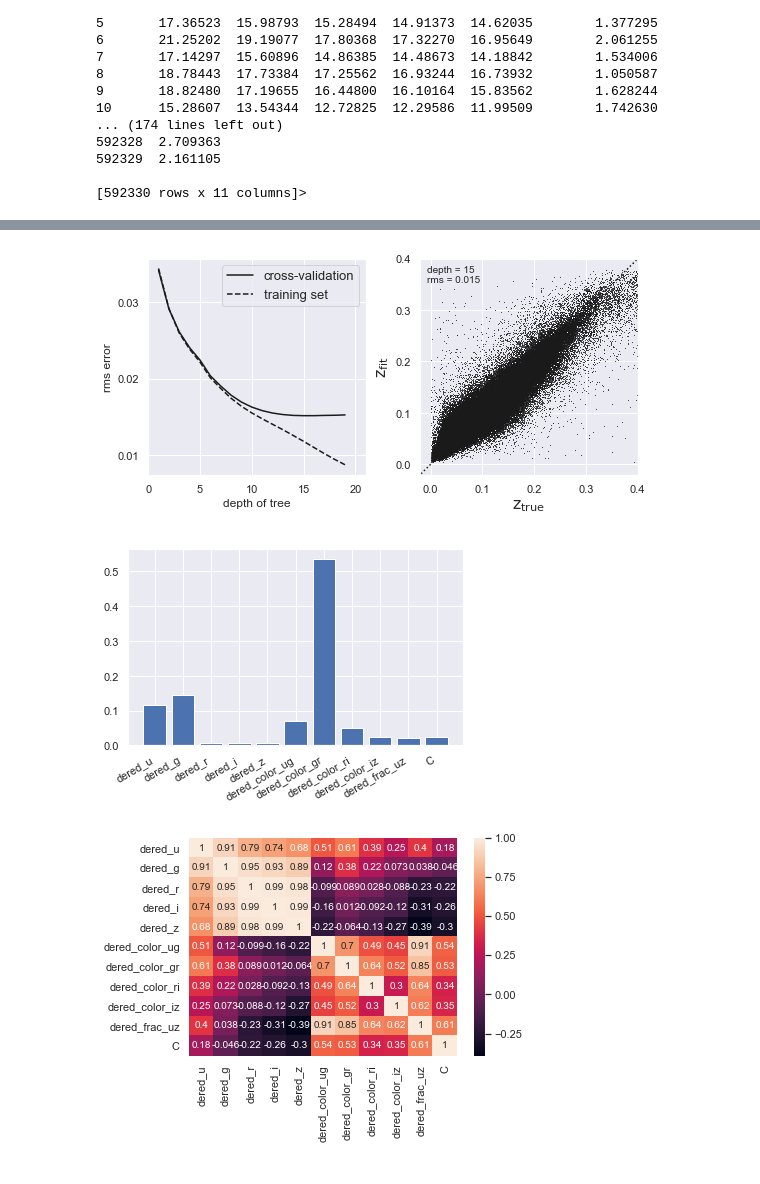
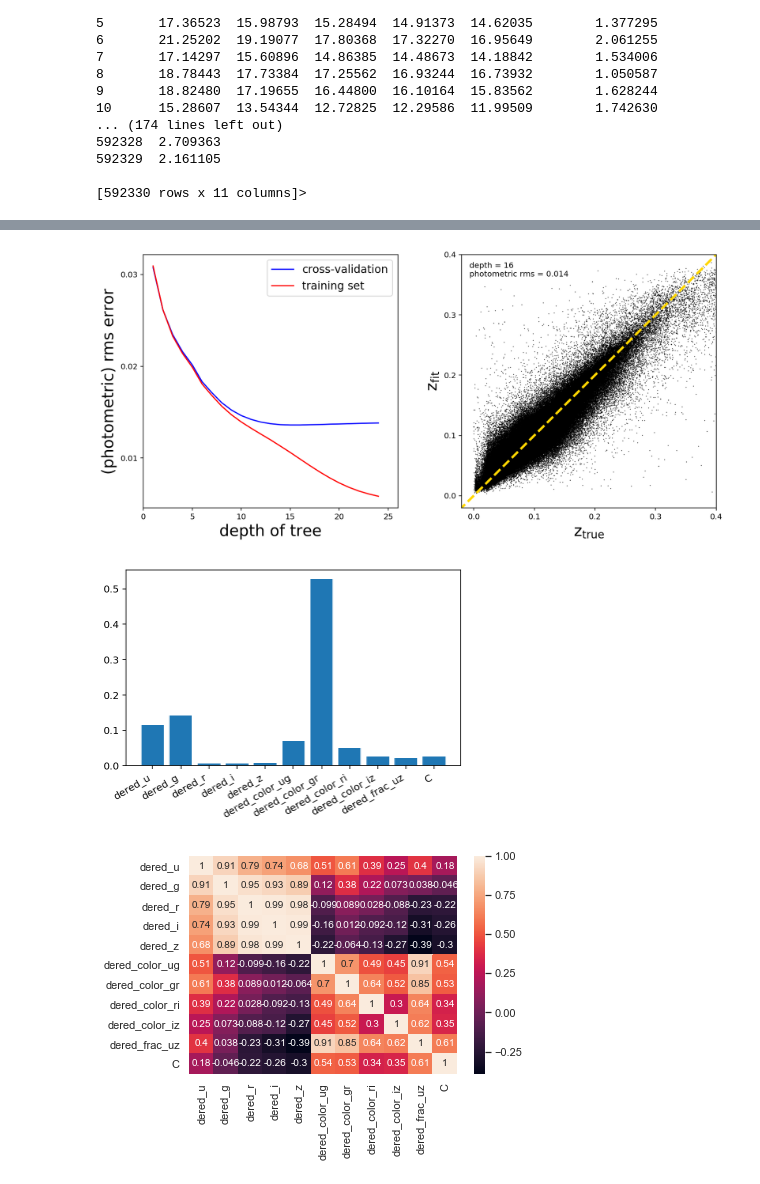
Before and after one commit to awe2/Astro596_Final, a Jupyter notebook: Tutorial/RandomForestRegressor.ipynb, the cells around one changed output, grey strips where cells are left out. Cells and saved outputs as stored; diff of their text form; code cells hidden in the pictures.

```diff
--- a/Tutorial/RandomForestRegressor.ipynb
+++ b/Tutorial/RandomForestRegressor.ipynb
@@ -74,13 +66,14 @@ qso_features.head()
 # %%
-mag_train = qso_features.iloc[0:175000].values #175000 train
-z_train = qso_redshifts.iloc[0:175000].values
+#split into train, val, test as other group members!
+mag_train = data_features.iloc[0:175000].values #175000 train
+z_train = data_redshifts.iloc[0:175000].values
 
-x_val = qso_features.iloc[175000:300000].values #125000 val
-y_val_examine = qso_redshifts.iloc[175000:300000].values
-y_val = tf.keras.utils.to_categorical(np.round((180-1)*(qso_redshifts.iloc[175000:300000]/0.4),0).astype(int))
+x_val = data_features.iloc[175000:300000].values #125000 val
+y_val_examine = data_redshifts.iloc[175000:300000].values
+y_val = tf.keras.utils.to_categorical(np.round((180-1)*(data_redshifts.iloc[175000:300000]/0.4),0).astype(int))
 
-mag_test = qso_features.iloc[300000::].values #~200000 test
-z_test = qso_redshifts.iloc[300000::].values
+mag_test = data_features.iloc[300000::].values #~200000 test
+z_test = data_redshifts.iloc[300000::].values
 # %%
 #------------------------------------------------------------
 # Compute the results
@@ -101,8 +94,8 @@ def compute_photoz_forest(depth):
 
         z_fit_train = clf.predict(mag_train)
         z_fit = clf.predict(mag_test)
-        rms_train[i] = np.mean(np.sqrt((z_fit_train - z_train) ** 2))
-        rms_test[i] = np.mean(np.sqrt((z_fit - z_test) ** 2))
+        rms_train[i] = np.mean(np.sqrt(((z_fit_train - z_train)/(1+z_fit_train)) ** 2))
+        rms_test[i] = np.mean(np.sqrt(((z_fit - z_test)/(1+z_fit)) ** 2))
 
         if rms_test[i] <= rms_test[i_best]:
             i_best = i
@@ -110,55 +103,55 @@ def compute_photoz_forest(depth):
 
     return rms_test, rms_train, i_best, z_fit_best, clf
 
-depth = np.arange(1, 20)
+depth = np.arange(1, 25)
 rms_test, rms_train, i_best, z_fit_best, clf = compute_photoz_forest(depth)
 best_depth = depth[i_best]
 
 #------------------------------------------------------------
 # Plot the results
-fig = plt.figure(figsize=(8, 4))
+fig = plt.figure(figsize=(12, 6))
 fig.subplots_adjust(wspace=0.25,
                     left=0.1, right=0.95,
                     bottom=0.15, top=0.9)
 
 # left panel: plot cross-validation results
 ax = fig.add_subplot(121)
-ax.plot(depth, rms_test, '-k', label='cross-validation')
-ax.plot(depth, rms_train, '--k', label='training set')
-ax.legend(loc=1, prop=dict(size=13))
+ax.plot(depth, rms_test, 'blue', label='cross-validation')
+ax.plot(depth, rms_train, 'red', label='training set')
+ax.legend(loc=1, prop=dict(size=14))
 
-ax.set_xlabel('depth of tree')
-ax.set_ylabel('rms error')
+ax.set_xlabel('depth of tree', fontsize=20)
+ax.set_ylabel('(photometric) rms error', fontsize=20)
 
-ax.set_xlim(0, 21)
+ax.set_xlim(0, 26)
 #ax.set_ylim(0.009,  0.04)
 ax.yaxis.set_major_locator(plt.MultipleLocator(0.01))
 
 # right panel: plot best fit
 ax = fig.add_subplot(122)
 ax.scatter(z_test, z_fit_best, s=1, lw=0, c='k')
-ax.plot([-0.1, 0.4], [-0.1, 0.4], ':k')
-ax.text(0.03, 0.97, "depth = %i\nrms = %.3f" % (best_depth, rms_test[i_best]),
+ax.plot([-0.1, 0.4], [-0.1, 0.4], ls='--', lw=3, c='gold')
+ax.text(0.03, 0.97, "depth = %i\nphotometric rms = %.3f" % (best_depth, rms_test[i_best]),
         ha='left', va='top', transform=ax.transAxes)
 
-ax.set_xlabel(r'$\rm z_{true}$', fontsize=16)
-ax.set_ylabel(r'$\rm z_{fit}$', fontsize=16)
+ax.set_xlabel(r'$\rm z_{true}$', fontsize=20)
+ax.set_ylabel(r'$\rm z_{fit}$', fontsize=20)
 
 ax.set_xlim(-0.02, 0.4001)
 ax.set_ylim(-0.02, 0.4001)
 ax.xaxis.set_major_locator(plt.MultipleLocator(0.1))
 ax.yaxis.set_major_locator(plt.MultipleLocator(0.1))
 
 plt.show()
 # %% [output]
-[figure, old version]
+[figure, new version]
 # %%
-n_features = len(qso_features.columns)
+n_features = len(data_features.columns)
 plt.bar(range(n_features), clf.feature_importances_ )
 ax = plt.gca()
 ax.set_xticks(range(n_features))
-ax.set_xticklabels(list(qso_features.columns))
+ax.set_xticklabels(list(data_features.columns))
 fig = plt.gcf()
 fig.autofmt_xdate()
 # %% [output]
-[figure, old version]
+[figure, new version]
```
Also changed, not shown: parts of 10 cells of this notebook.
